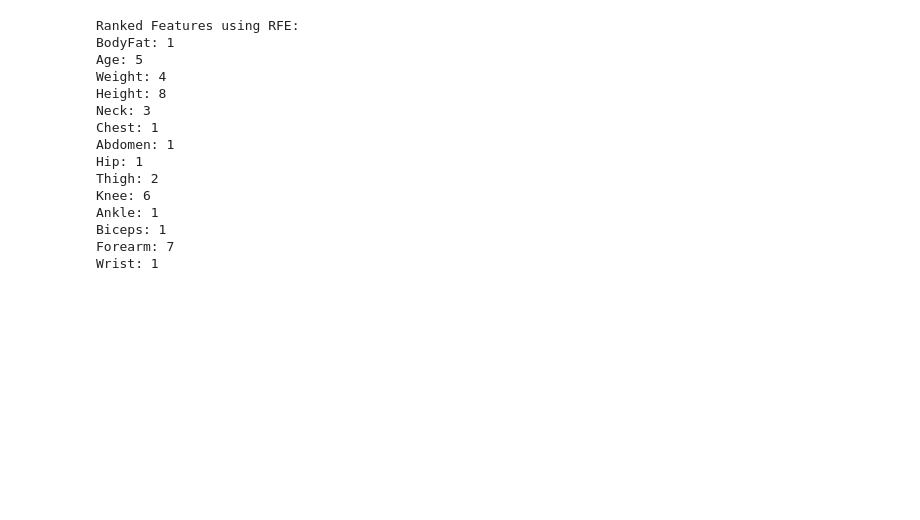
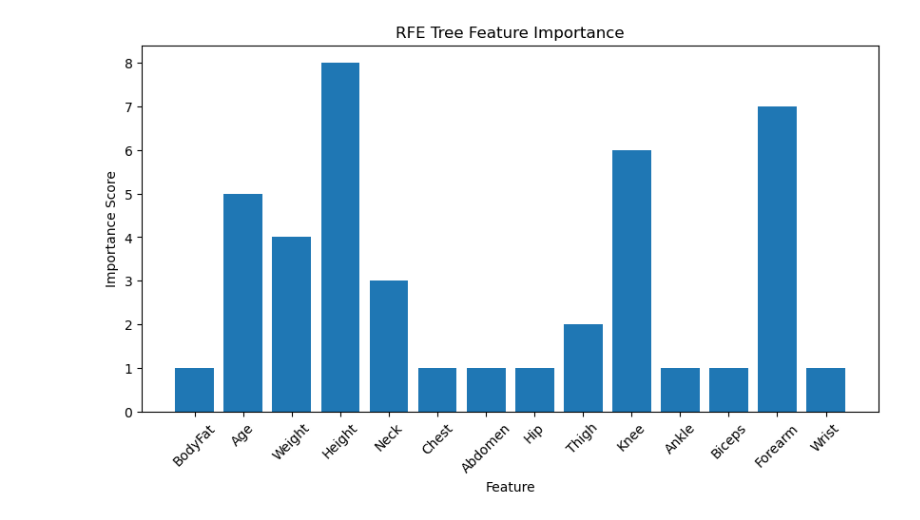
Before and after one commit to SrijanShovit/HealthLearning, a Jupyter notebook: Body Fat Prediction/Feature_Importance_score.ipynb, the cells around one changed output. Drawn from its saved outputs; the diff is of its cells as text; code cells hidden in the pictures; blank space fills up the shorter version.

```diff
--- a/Body Fat Prediction/Feature_Importance_score.ipynb
+++ b/Body Fat Prediction/Feature_Importance_score.ipynb
@@ -66,42 +77,32 @@ Wrist: 5.982036649296002e-06
 # %%
 #RFE is a feature selection technique that recursively removes the least important features until the specified number of features is reached
 from sklearn.feature_selection import RFE
 from sklearn.linear_model import LinearRegression
-
+import matplotlib.pyplot as plt
 # Initialize a linear regression model (can be replaced with any estimator)
 estimator = LinearRegression()
 
 # Specify the number of features to select
 num_features = 7
 # Initialize RFE with the estimator and number of features to select
 rfe = RFE(estimator, n_features_to_select=num_features)
 
 # Fit RFE to the data
 rfe.fit(X, y)
 
 # Extract feature ranking
 feature_ranking_rfe = rfe.ranking_
 
-# Print the ranked features
-print("Ranked Features using RFE:")
-for feature, importance in zip(X.columns, feature_ranking_rfe):
-    print(f"{feature}: {importance}")
+# Visualize feature importance
+plt.figure(figsize=(10, 5))
+plt.bar(X.columns, feature_ranking_rfe)
+plt.xlabel('Feature')
+plt.ylabel('Importance Score')
+plt.title('RFE Tree Feature Importance')
+plt.xticks(rotation=45)
+plt.show()
 # %% [output]
-Ranked Features using RFE:
-BodyFat: 1
-Age: 5
-Weight: 4
-Height: 8
-Neck: 3
-Chest: 1
-Abdomen: 1
-Hip: 1
-Thigh: 2
-Knee: 6
-Ankle: 1
-Biceps: 1
-Forearm: 7
-Wrist: 1
+[figure, added]
 # %%
 #Random Forest (RF) for Feature Importance Analysis
 from sklearn.ensemble import RandomForestRegressor
```
Also changed, not shown: parts of 5 cells of this notebook.
